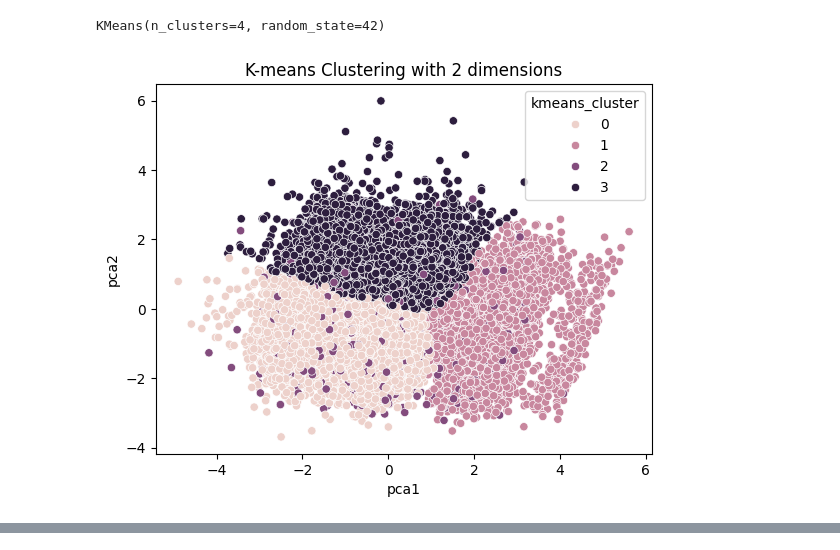
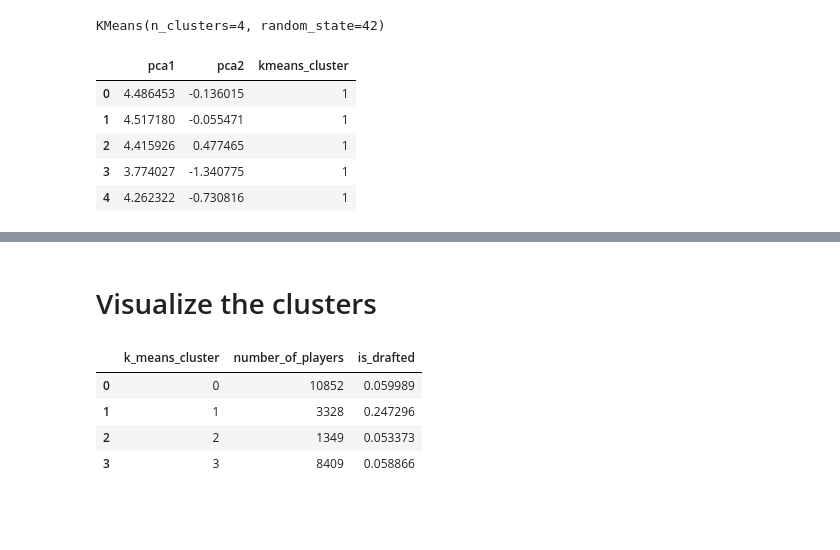
Before and after one commit to chrismca13/CFB_draft_propensity, a Jupyter notebook: notebooks/UnsupervisedLearning/KMeans.ipynb, the cells around one changed output, grey strips where cells are left out. Drawn from its saved outputs; the diff is of its cells as text; code cells hidden in the pictures; blank space fills up the shorter version.

```diff
--- a/notebooks/UnsupervisedLearning/KMeans.ipynb
+++ b/notebooks/UnsupervisedLearning/KMeans.ipynb
@@ -159,20 +159,21 @@ labels = kmeans.labels_
 # %%
 from sklearn.decomposition import PCA
 import seaborn as sns
 
 pca_num_components = 2
 
 reduced_data = PCA(n_components=pca_num_components).fit_transform(X_scaled)
 results = pd.DataFrame(reduced_data,columns=['pca1','pca2'])
 results["kmeans_cluster"] = kmeans.labels_
 
 results.head()
-
-sns.scatterplot(x="pca1", y="pca2", hue=results['kmeans_cluster'], data=results)
-plt.title('K-means Clustering with 2 dimensions')
-plt.show()
 # %% [output]
-[figure, removed]
+|  | pca1 | pca2 | kmeans_cluster |
+| 0 | 4.486453 | -0.136015 | 1 |
+| 1 | 4.517180 | -0.055471 | 1 |
+| 2 | 4.415926 | 0.477465 | 1 |
+| 3 | 3.774027 | -1.340775 | 1 |
+| 4 | 4.262322 | -0.730816 | 1 |
 # %%
 # Save the assigned cluster and the pca values to df
 df['k_means_cluster'] = results['kmeans_cluster']
@@ -197,0 +197,2 @@ df.to_csv('../../data/k_means_clustering_dataset.csv')
+# %% [markdown]
+# Visualize the clusters
@@ -217,0 +205,10 @@ df.to_csv('../../data/k_means_clustering_dataset.csv')
+# %%
+grouped_df = df_cluster.groupby('k_means_cluster').agg({'name': 'count', 'is_drafted': 'mean'}).reset_index()
+grouped_df.rename(columns={'name': 'number_of_players'}, inplace=True)
+grouped_df.head()
+# %% [output]
+|  | k_means_cluster | number_of_players | is_drafted |
+| 0 | 0 | 10852 | 0.059989 |
+| 1 | 1 | 3328 | 0.247296 |
+| 2 | 2 | 1349 | 0.053373 |
+| 3 | 3 | 8409 | 0.058866 |
```
Also changed, not shown: parts of 14 cells of this notebook, 1 other file.
